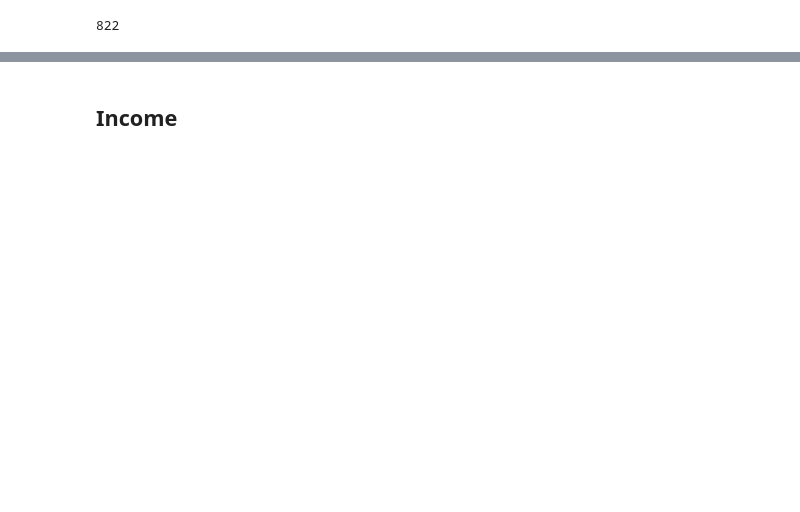
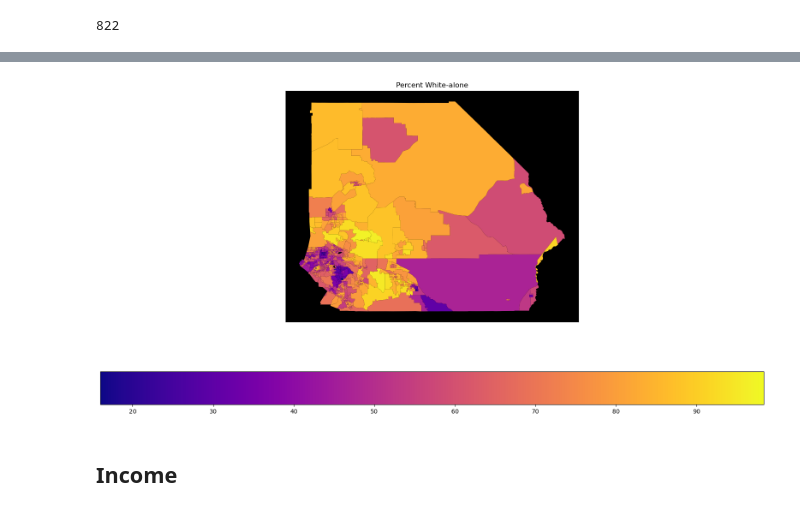
Before and after one commit to monishareginald/uds-warehouse-project, a Jupyter notebook: Census-2019.ipynb, the cells around one changed output, grey strips where cells are left out. Drawn from its saved outputs; the diff is of its cells as text; code cells hidden in the pictures; blank space fills up the shorter version.

```diff
--- a/Census-2019.ipynb
+++ b/Census-2019.ipynb
@@ -93,3 +99,20 @@ ax.set_facecolor('k')
+# %%
+import matplotlib.pyplot as plt
+
+# create a matplotlib figure and axis object
+fig, ax = plt.subplots(figsize=(20,10))
+
+gdf.plot('Percent White alone', ax=ax, cmap='plasma', legend=True,
+               legend_kwds={'orientation': 'horizontal'})
+ax.set_facecolor('k')
+
+ax.set_xticks([])
+ax.set_yticks([])
+
+ax.set_title('Percent White-alone')
+plt.savefig('figures/percent_white_alone.png', bbox_inches='tight',transparent=True)
+# %% [output]
+[figure, added]
 # %% [markdown]
 ## Income
 # %%
```
Also changed, not shown: parts of 3 cells of this notebook, 4 other files.
